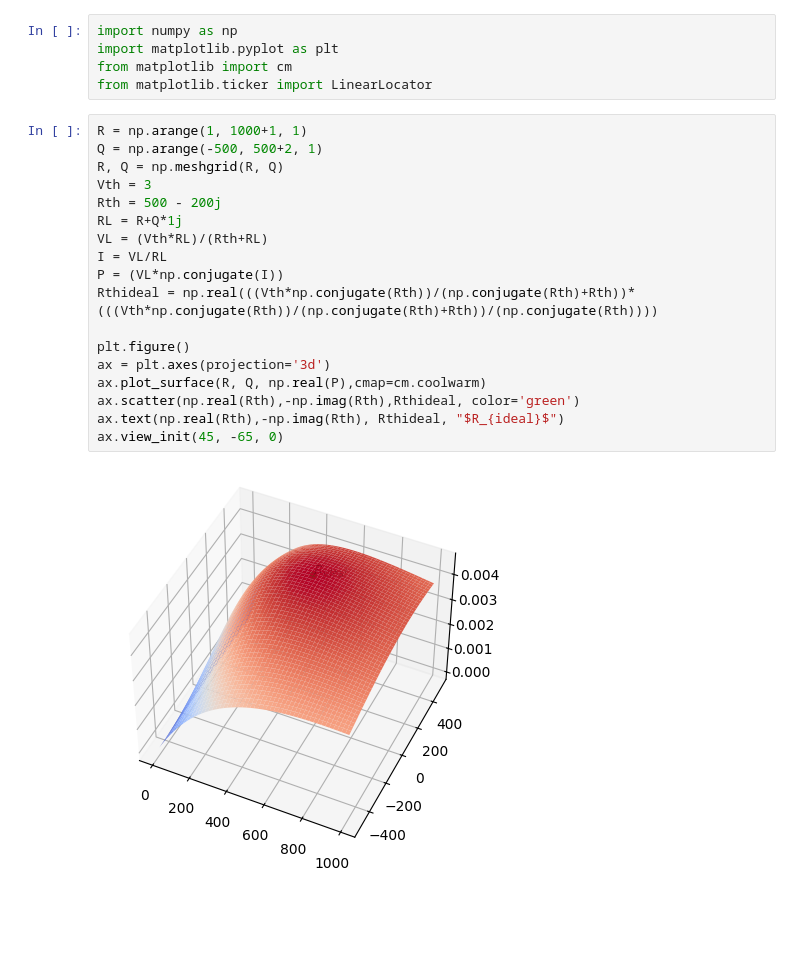
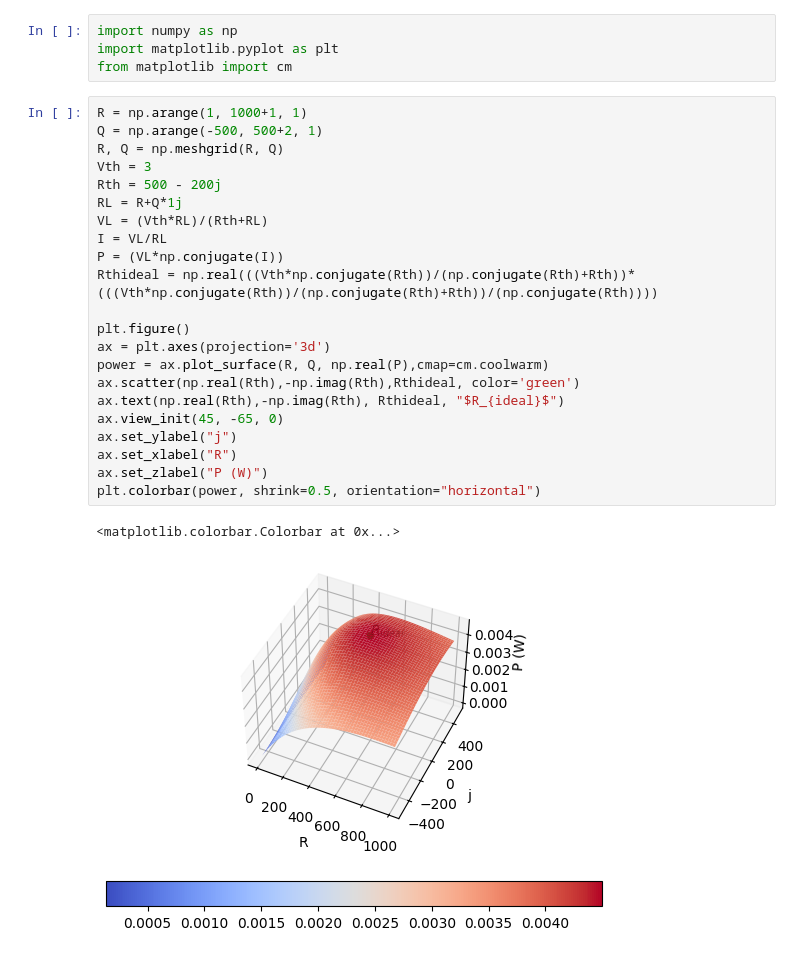
Before and after one commit to Brandon-Vetter/ECE213, a Jupyter notebook: lab_5_resources/lab5.ipynb, the cells around one changed output. Cells and saved outputs as stored; diff of their text form; blank space fills up the shorter version.

```diff
--- a/lab_5_resources/lab5.ipynb
+++ b/lab_5_resources/lab5.ipynb
@@ -2,24 +2,28 @@
 import numpy as np
 import matplotlib.pyplot as plt
 from matplotlib import cm
-from matplotlib.ticker import LinearLocator
 # %%
 R = np.arange(1, 1000+1, 1)
 Q = np.arange(-500, 500+2, 1)
 R, Q = np.meshgrid(R, Q)
 Vth = 3
 Rth = 500 - 200j
 RL = R+Q*1j
 VL = (Vth*RL)/(Rth+RL)
 I = VL/RL
 P = (VL*np.conjugate(I))
 Rthideal = np.real(((Vth*np.conjugate(Rth))/(np.conjugate(Rth)+Rth))*(((Vth*np.conjugate(Rth))/(np.conjugate(Rth)+Rth))/(np.conjugate(Rth))))
 
 plt.figure()
 ax = plt.axes(projection='3d')
-ax.plot_surface(R, Q, np.real(P),cmap=cm.coolwarm)
+power = ax.plot_surface(R, Q, np.real(P),cmap=cm.coolwarm)
 ax.scatter(np.real(Rth),-np.imag(Rth),Rthideal, color='green')
 ax.text(np.real(Rth),-np.imag(Rth), Rthideal, "$R_{ideal}$")
 ax.view_init(45, -65, 0)
+ax.set_ylabel("j")
+ax.set_xlabel("R")
+ax.set_zlabel("P (W)")
+plt.colorbar(power, shrink=0.5, orientation="horizontal")
 # %% [output]
+<matplotlib.colorbar.Colorbar at 0x...>
-[figure, old version]
+[figure, new version]
```
